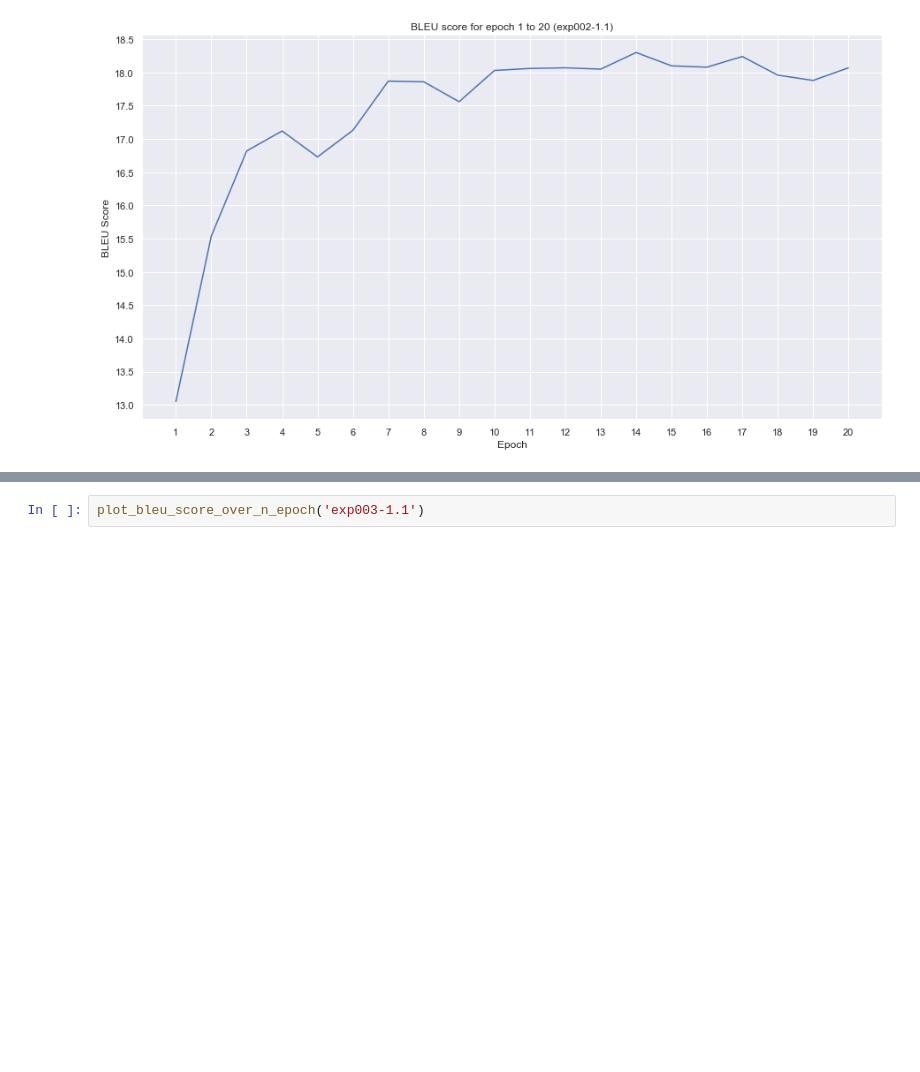
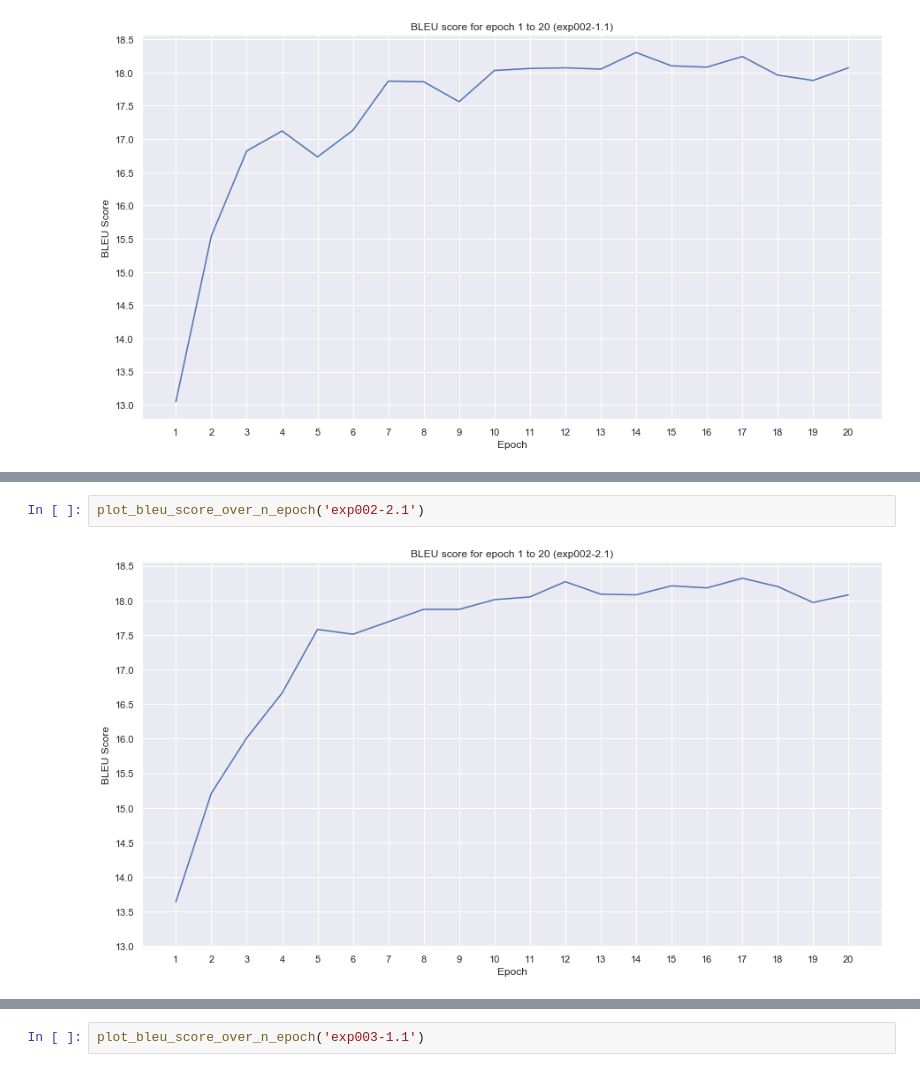
Before and after one commit to vistec-AI/mt-opus, a Jupyter notebook: notebooks/v-001_visualization_exp002-exp003-model-performance.ipynb, the cells around one changed output, grey strips where cells are left out. Drawn from its saved outputs; the diff is of its cells as text; blank space fills up the shorter version.

```diff
--- a/notebooks/v-001_visualization_exp002-exp003-model-performance.ipynb
+++ b/notebooks/v-001_visualization_exp002-exp003-model-performance.ipynb
@@ -164,0 +347,4 @@ plot_bleu_score_over_n_epoch('exp002-1.1')
+# %%
+plot_bleu_score_over_n_epoch('exp002-2.1')
+# %% [output]
+[figure, added]
```
Also changed, not shown: parts of 16 cells of this notebook, 1 other file.
